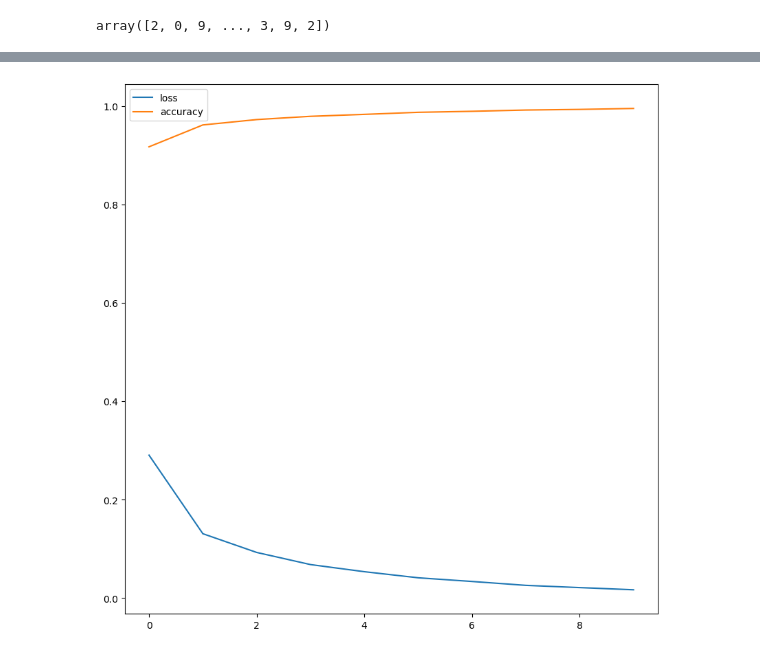
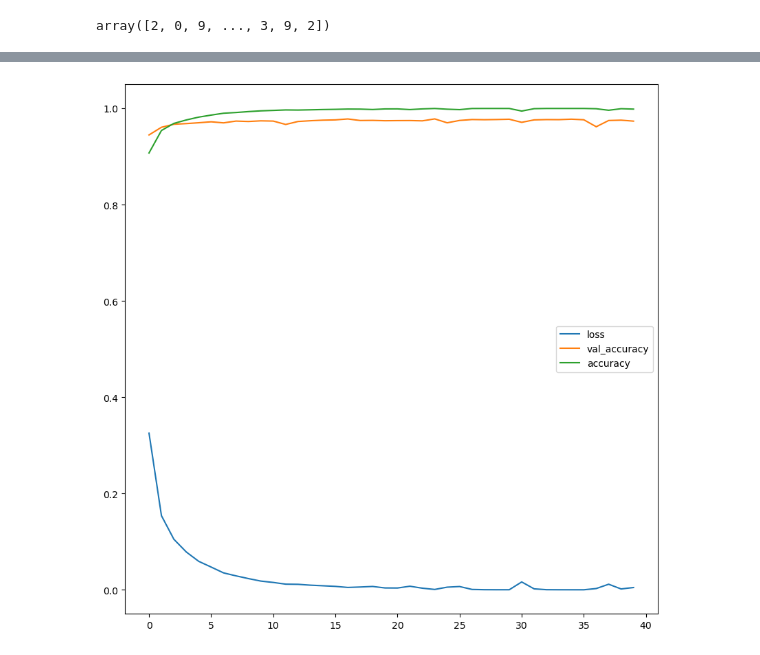
Before and after one commit to MH0386/digit_recognizer, a Jupyter notebook: digit_recognizer.ipynb, the cells around one changed output, grey strips where cells are left out. Drawn from its saved outputs; the diff is of its cells as text; code cells hidden in the pictures.

```diff
--- a/digit_recognizer.ipynb
+++ b/digit_recognizer.ipynb
@@ -95,5 +95,10 @@ model.compile(
     metrics=['accuracy']
 )
 # %%
-h = model.fit(X, y, epochs=10)
+h = model.fit(
+    X,
+    y,
+    epochs=40,
+    validation_split=0.2
+)
 # %% [output]
@@ -134,11 +136,12 @@ model.evaluate(test, y_pred)
 # %%
 plt.figure(figsize=(10, 10))
 plt.plot(h.history['loss'])
+plt.plot(h.history['val_accuracy'])
 plt.plot(h.history['accuracy'])
-plt.legend(['loss', 'accuracy'])
+plt.legend(['loss', 'val_accuracy', 'accuracy'])
 plt.show()
 # %% [output]
-[figure, old version]
+[figure, new version]
 # %%
 submission = pd.DataFrame(
     {
```
Also changed, not shown: parts of 3 cells of this notebook.
